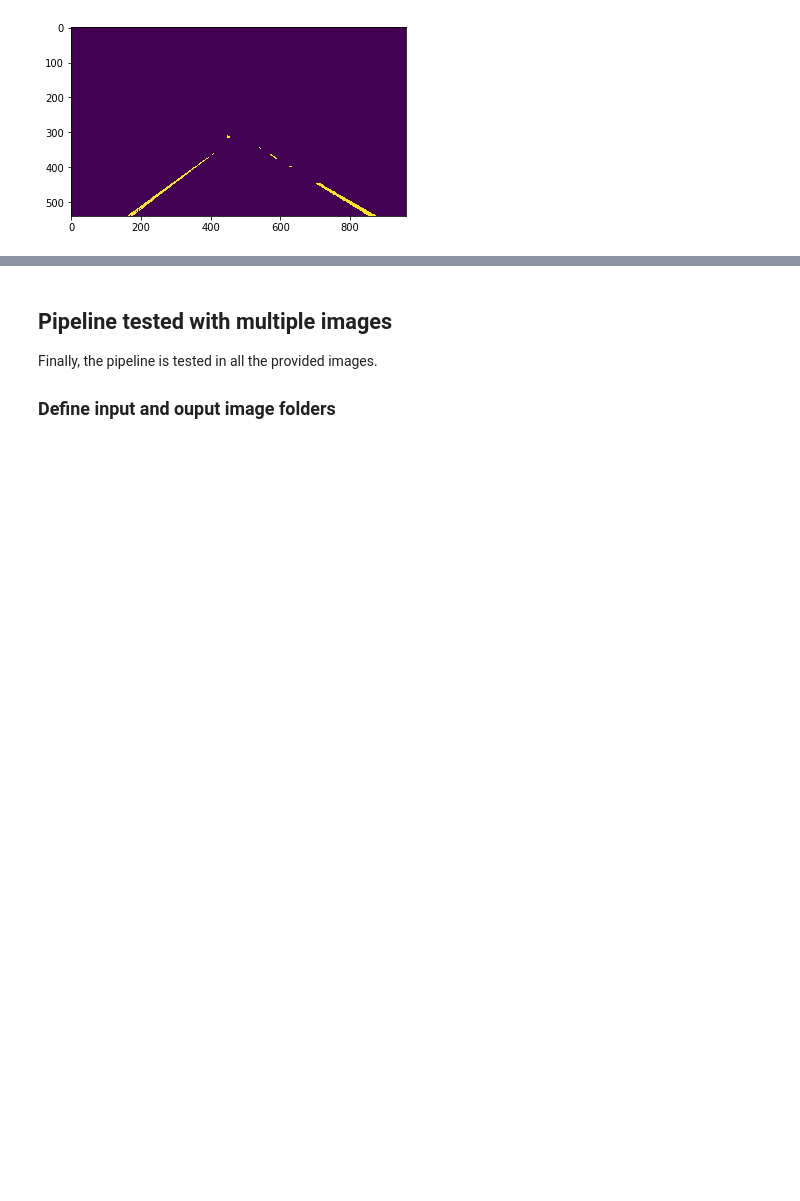
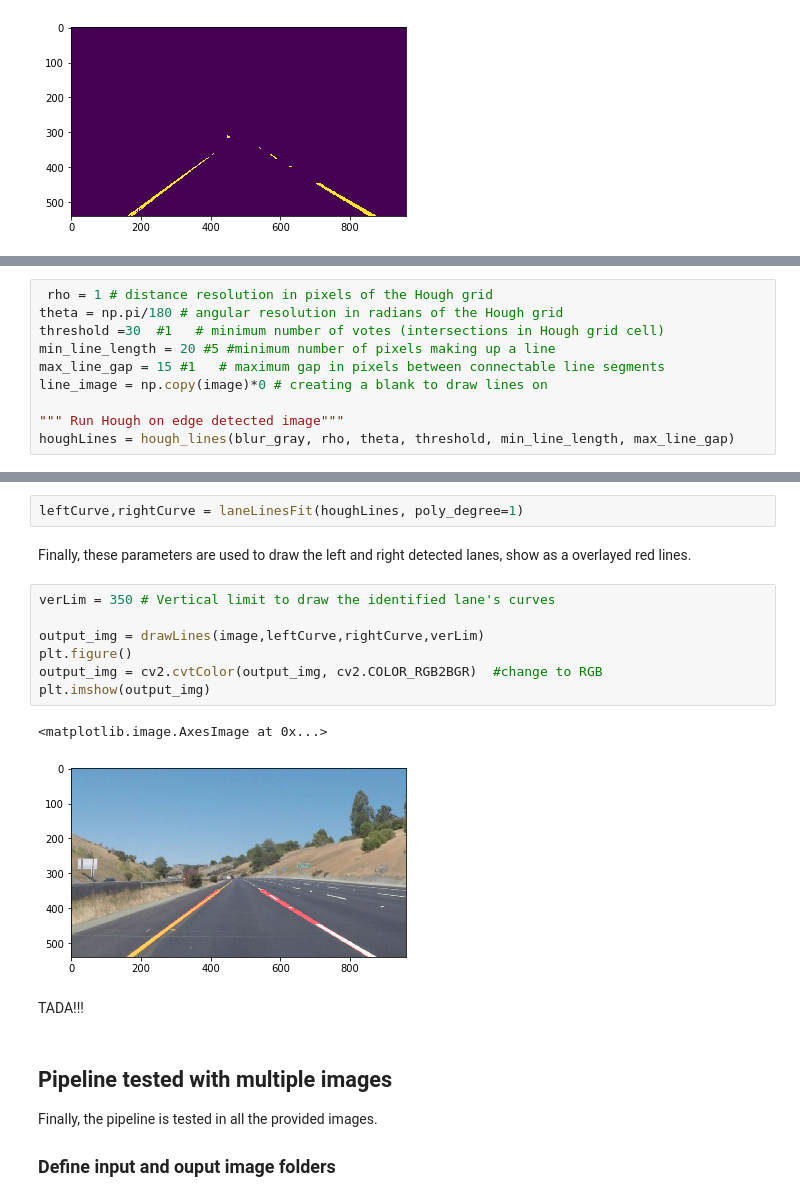
Before and after one commit to toshiharutf/CarND-LaneLines-P1, a Jupyter notebook: P1_LaneLines.ipynb, the cells around one changed output, grey strips where cells are left out. Drawn from its saved outputs; the diff is of its cells as text; blank space fills up the shorter version.

```diff
--- a/P1_LaneLines.ipynb
+++ b/P1_LaneLines.ipynb
@@ -323,0 +328,10 @@ A gaussian smoothing filter and the Canny algorithm are
+# %%
+ rho = 1 # distance resolution in pixels of the Hough grid
+theta = np.pi/180 # angular resolution in radians of the Hough grid
+threshold =30  #1   # minimum number of votes (intersections in Hough grid cell)
+min_line_length = 20 #5 #minimum number of pixels making up a line
+max_line_gap = 15 #1   # maximum gap in pixels between connectable line segments
+line_image = np.copy(image)*0 # creating a blank to draw lines on
+
+""" Run Hough on edge detected image"""
+houghLines = hough_lines(blur_gray, rho, theta, threshold, min_line_length, max_line_gap)
@@ -324,3 +340,19 @@ A gaussian smoothing filter and the Canny algorithm are
+# %%
+leftCurve,rightCurve = laneLinesFit(houghLines, poly_degree=1)
+# %% [markdown]
+Finally, these parameters are used to draw the left and right detected lanes, show as a overlayed red lines.
+# %%
+verLim = 350 # Vertical limit to draw the identified lane's curves
+
+output_img = drawLines(image,leftCurve,rightCurve,verLim)
+plt.figure()
+output_img = cv2.cvtColor(output_img, cv2.COLOR_RGB2BGR)  #change to RGB
+plt.imshow(output_img)
+# %% [output]
+<matplotlib.image.AxesImage at 0x...>
+[figure, added]
+# %% [markdown]
+TADA!!!
 # %% [markdown]
 ## Pipeline tested with multiple images
 Finally, the pipeline is tested in all the provided images.
```
Also changed, not shown: parts of 12 cells of this notebook, 1 other file.
